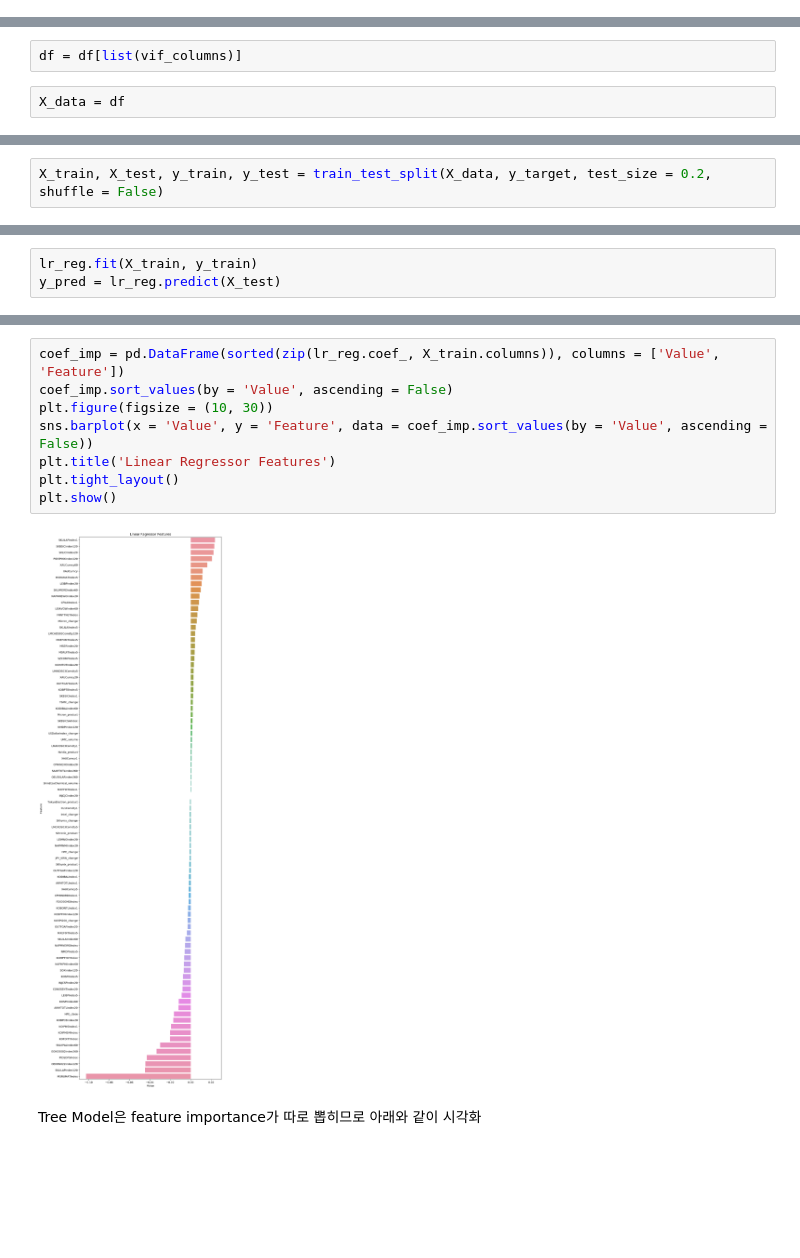
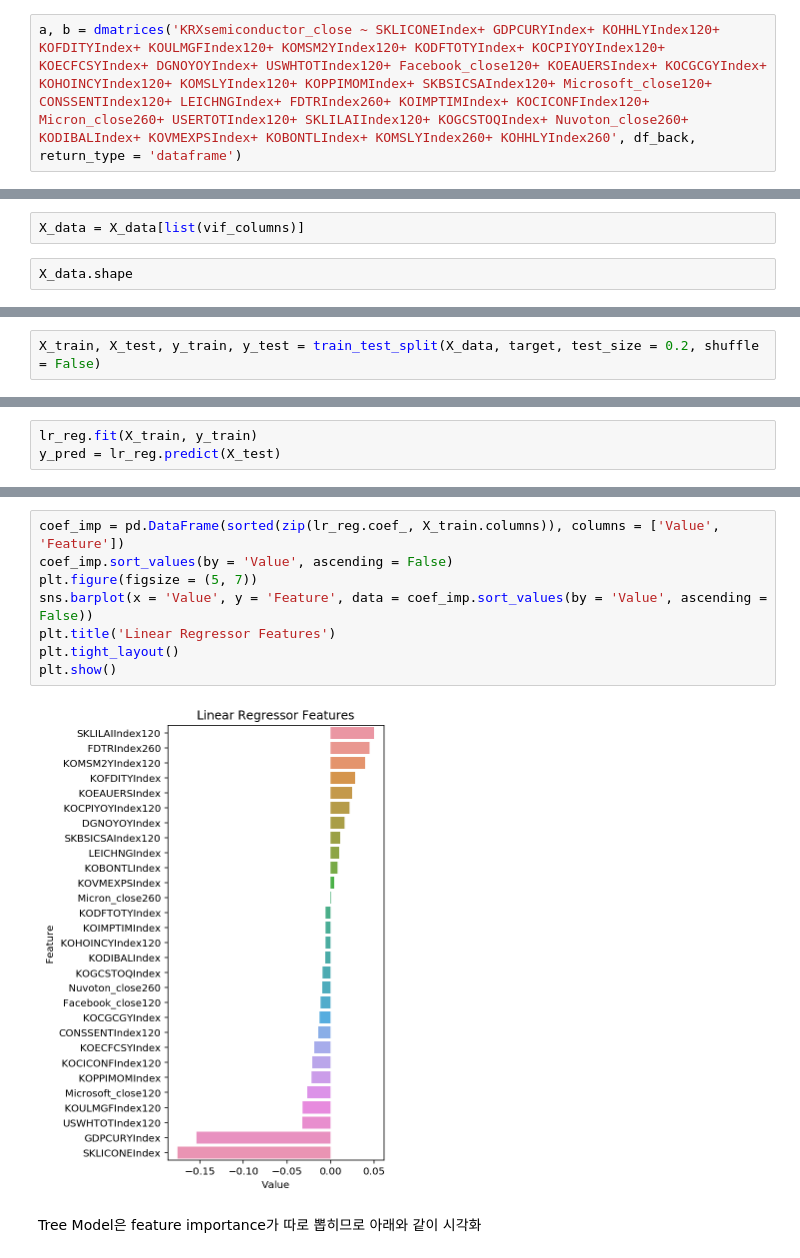
Before and after one commit to mokpolar/KRX_semiconductor_index_prediction, a Jupyter notebook: MLmodeling_260_20200323-Copy1.ipynb, the cells around one changed output, grey strips where cells are left out. Drawn from its saved outputs; the diff is of its cells as text; blank space fills up the shorter version.

```diff
--- a/MLmodeling_260_20200323-Copy1.ipynb
+++ b/MLmodeling_260_20200323-Copy1.ipynb
@@ -534,3 +553,5 @@ a, b = dmatrices('KRXsemiconductor_close ~ MSRUMATIndex+ EOKOS002Index260+ KOFDI
+# %%
+a, b = dmatrices('KRXsemiconductor_close ~ SKLICONEIndex+ GDPCURYIndex+ KOHHLYIndex120+ KOFDITYIndex+ KOULMGFIndex120+ KOMSM2YIndex120+ KODFTOTYIndex+ KOCPIYOYIndex120+ KOECFCSYIndex+ DGNOYOYIndex+ USWHTOTIndex120+ Facebook_close120+ KOEAUERSIndex+ KOCGCGYIndex+ KOHOINCYIndex120+ KOMSLYIndex120+ KOPPIMOMIndex+ SKBSICSAIndex120+ Microsoft_close120+ CONSSENTIndex120+ LEICHNGIndex+ FDTRIndex260+ KOIMPTIMIndex+ KOCICONFIndex120+ Micron_close260+ USERTOTIndex120+ SKLILAIIndex120+ KOGCSTOQIndex+ Nuvoton_close260+ KODIBALIndex+ KOVMEXPSIndex+ KOBONTLIndex+ KOMSLYIndex260+ KOHHLYIndex260', df_back, return_type = 'dataframe')
 # %%
 vif = pd.DataFrame()
 vif["VIF Factor"] = [variance_inflation_factor(b.values, i) for i in range(b.shape[1])]
@@ -579,4 +604,4 @@ list(vif_columns)
 # %%
-df = df[list(vif_columns)]
+X_data = X_data[list(vif_columns)]
 # %%
-X_data = df
+X_data.shape
@@ -583,5 +610,5 @@ X_data = df
 # %%
-X_train, X_test, y_train, y_test = train_test_split(X_data, y_target, test_size = 0.2, shuffle = False)
+X_train, X_test, y_train, y_test = train_test_split(X_data, target, test_size = 0.2, shuffle = False)
 # %%
 # metric 구성
 
@@ -669,13 +696,13 @@ pd.DataFrame(y_pred).plot()
 # %%
 coef_imp = pd.DataFrame(sorted(zip(lr_reg.coef_, X_train.columns)), columns = ['Value', 'Feature'])
 coef_imp.sort_values(by = 'Value', ascending = False)
-plt.figure(figsize = (10, 30))
+plt.figure(figsize = (5, 7))
 sns.barplot(x = 'Value', y = 'Feature', data = coef_imp.sort_values(by = 'Value', ascending = False))
 plt.title('Linear Regressor Features')
 plt.tight_layout()
 plt.show()
 # %% [output]
-[figure, old version]
+[figure, new version]
 # %% [markdown]
 Tree Model은 feature importance가 따로 뽑히므로 아래와 같이 시각화
 # %% [markdown]
```
Also changed, not shown: parts of 62 cells of this notebook, 2 other files.
